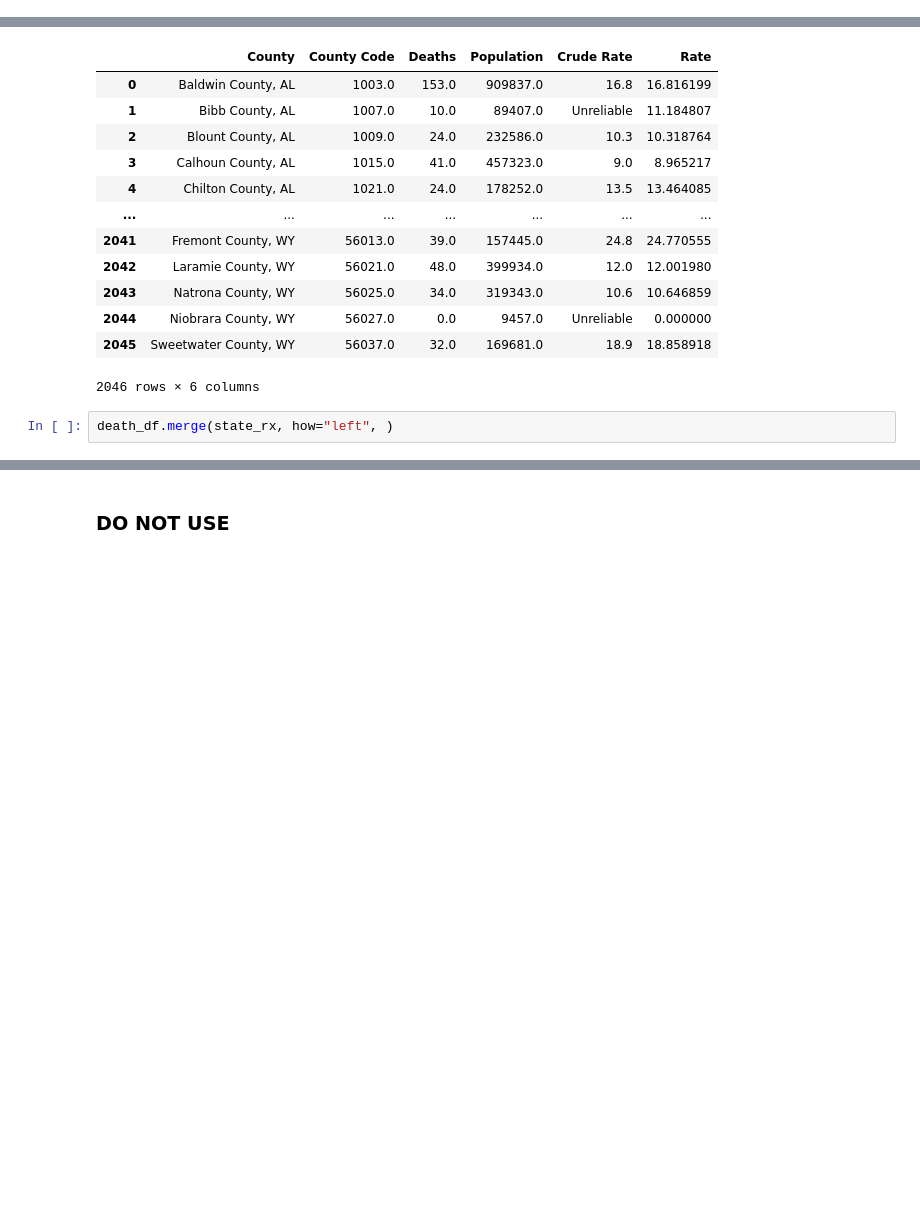
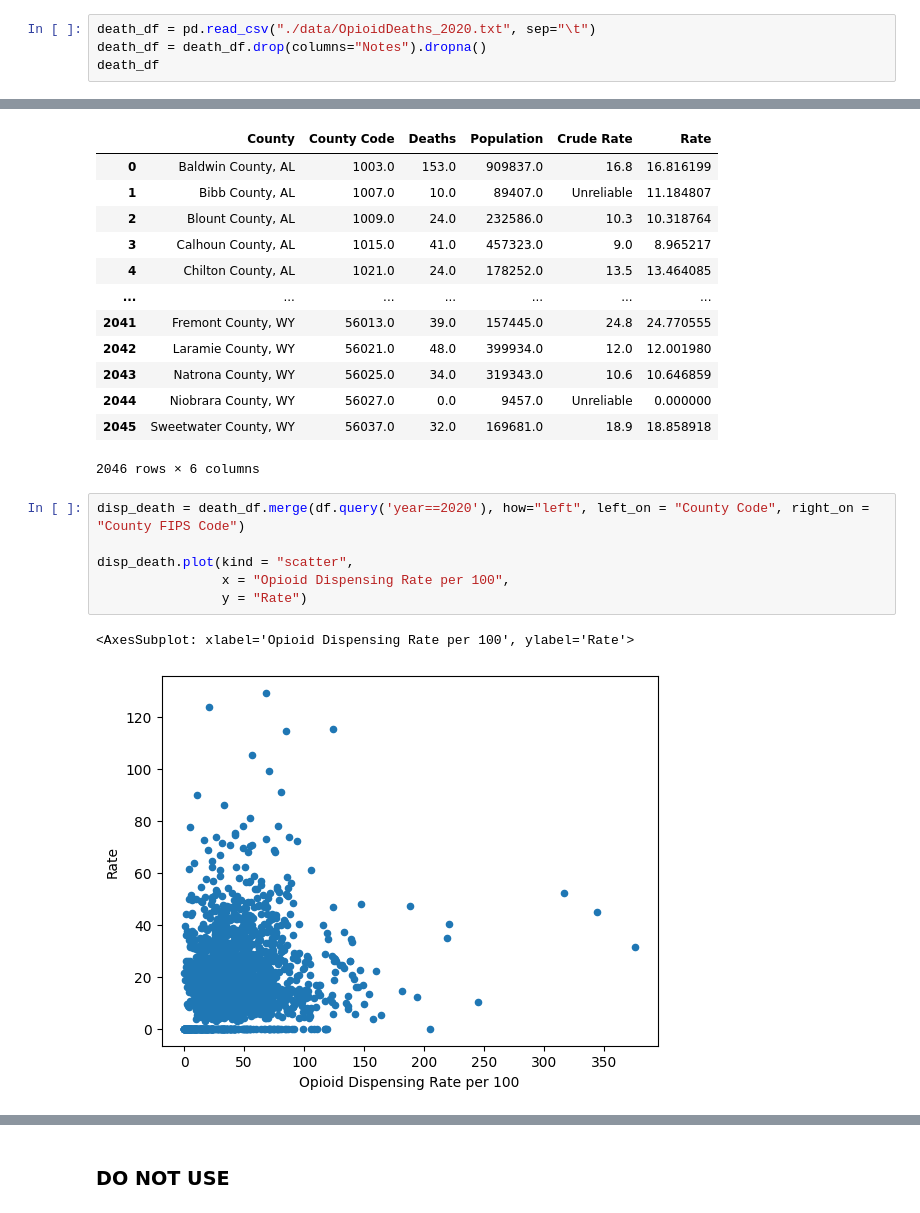
Before and after one commit to Ludougan123234/624-project, a Jupyter notebook: exp_opioid randy.ipynb, the cells around one changed output, grey strips where cells are left out. Saved outputs shown, nothing was run; the diff lists cells and outputs as text; blank space fills up the shorter version.

```diff
--- a/exp_opioid randy.ipynb
+++ b/exp_opioid randy.ipynb
@@ -657,3 +668,7 @@ with imageio.get_writer(fname, mode='I', duration=1000) as writer:
         writer.append_data(image)
 # %% [markdown]
 ### Exploratory data analysis - opioid death rates
+# %%
+death_df = pd.read_csv("./data/OpioidDeaths_2020.txt", sep="\t")
+death_df = death_df.drop(columns="Notes").dropna()
+death_df
@@ -675,5 +704,12 @@ death_df
 | 2044 | Niobrara County, WY | 56027.0 | 0.0 | 9457.0 | Unreliable | 0.000000 |
 | 2045 | Sweetwater County, WY | 56037.0 | 32.0 | 169681.0 | 18.9 | 18.858918 |
 2046 rows × 6 columns
-# %%
-death_df.merge(state_rx, how="left", )
+# %%
+disp_death = death_df.merge(df.query('year==2020'), how="left", left_on = "County Code", right_on = "County FIPS Code")
+
+disp_death.plot(kind = "scatter",
+                x = "Opioid Dispensing Rate per 100",
+                y = "Rate")
+# %% [output]
+<AxesSubplot: xlabel='Opioid Dispensing Rate per 100', ylabel='Rate'>
+[figure, added]
```
Also changed, not shown: parts of 8 cells of this notebook.
